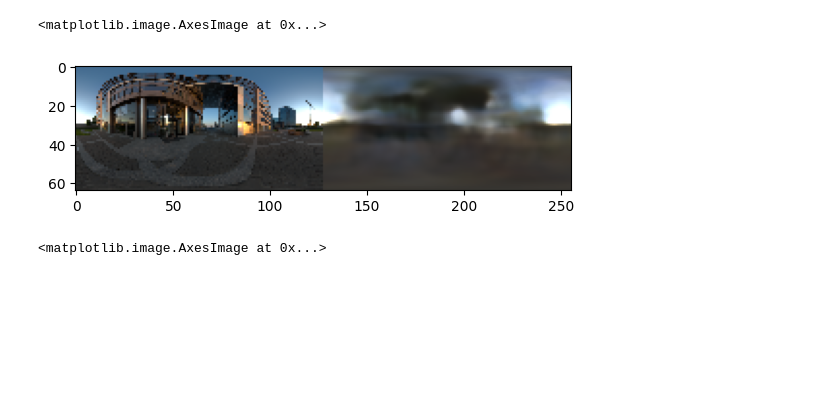
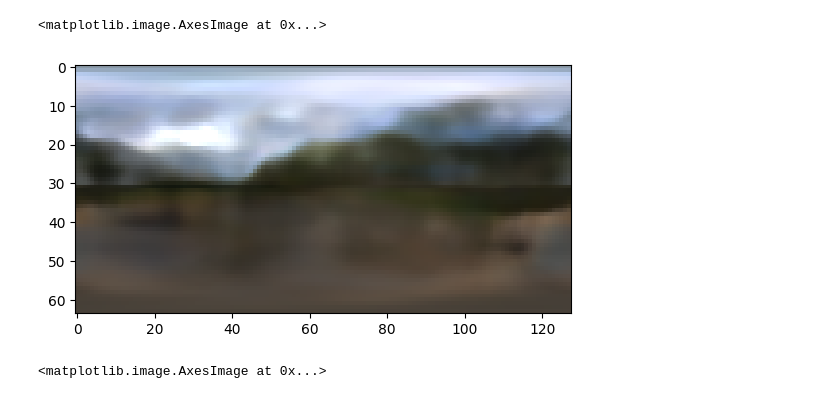
Before and after one commit to JADGardner/ns_reni, a Jupyter notebook: reni/notebooks/reni_tests.ipynb, the cells around one changed output. Drawn from its saved outputs; the diff is of its cells as text; code cells hidden in the pictures; blank space fills up the shorter version.

```diff
--- a/reni/notebooks/reni_tests.ipynb
+++ b/reni/notebooks/reni_tests.ipynb
@@ -99,34 +102,38 @@ Model loaded
 # %%
 ray_bundle, batch = datamanager.fixed_indices_eval_dataloader.get_data_from_image_idx(15)
 H, W = ray_bundle.shape
 ray_bundle = ray_bundle.reshape(-1)
 
 # we need ray_samples for the field
 ray_samples = RaySamples(frustums=Frustums(origins=ray_bundle.origins,
                                             directions=ray_bundle.directions,
                                             starts=torch.zeros_like(ray_bundle.origins[:, 0]),
                                             ends=torch.ones_like(ray_bundle.origins[:, 0]),
                                             pixel_area=torch.ones_like(ray_bundle.origins[:, 0])),
                           camera_indices=ray_bundle.camera_indices)
 
 rotation = rotation_matrix(np.array([0, 0, 1]), np.deg2rad(0))
 rotation = rotation.to(device)
 
 # field_outputs = model.field.forward(ray_bundle, rotation=rotation, latent_codes=torch.randn(1, 36, 3).to(device))
 # field_outputs = model.field.forward(ray_bundle, rotation=rotation, latent_codes=torch.zeros(1, 36, 3).to(device))
-field_outputs = model.field.forward(ray_samples, rotation=rotation)
+field_outputs = model.field.forward(ray_samples, rotation=rotation, latent_codes=torch.randn(1, 36, 3).to(device))
 
 outputs = {
     "rgb": field_outputs[RENIFieldHeadNames.RGB],
     "mu": field_outputs[RENIFieldHeadNames.MU],
     "log_var": field_outputs[RENIFieldHeadNames.LOG_VAR],
 }
 
 outputs['rgb'] = outputs['rgb'].reshape(H, W, 3)
 
-metrics_dict, image_dict = model.get_image_metrics_and_images(outputs, batch)
+img = torch.exp(outputs['rgb'])
+img = linear_to_sRGB(img)
+plt.imshow(img.cpu().detach().numpy())
 
-plt.imshow(image_dict['img'].cpu().detach().numpy())
+# metrics_dict, image_dict = model.get_image_metrics_and_images(outputs, batch)
+
+# plt.imshow(image_dict['img'].cpu().detach().numpy())
 # %% [output]
 <matplotlib.image.AxesImage at 0x...>
-[figure, old version]
+[figure, new version]
```
Also changed, not shown: parts of 11 cells of this notebook, 11 other files.
